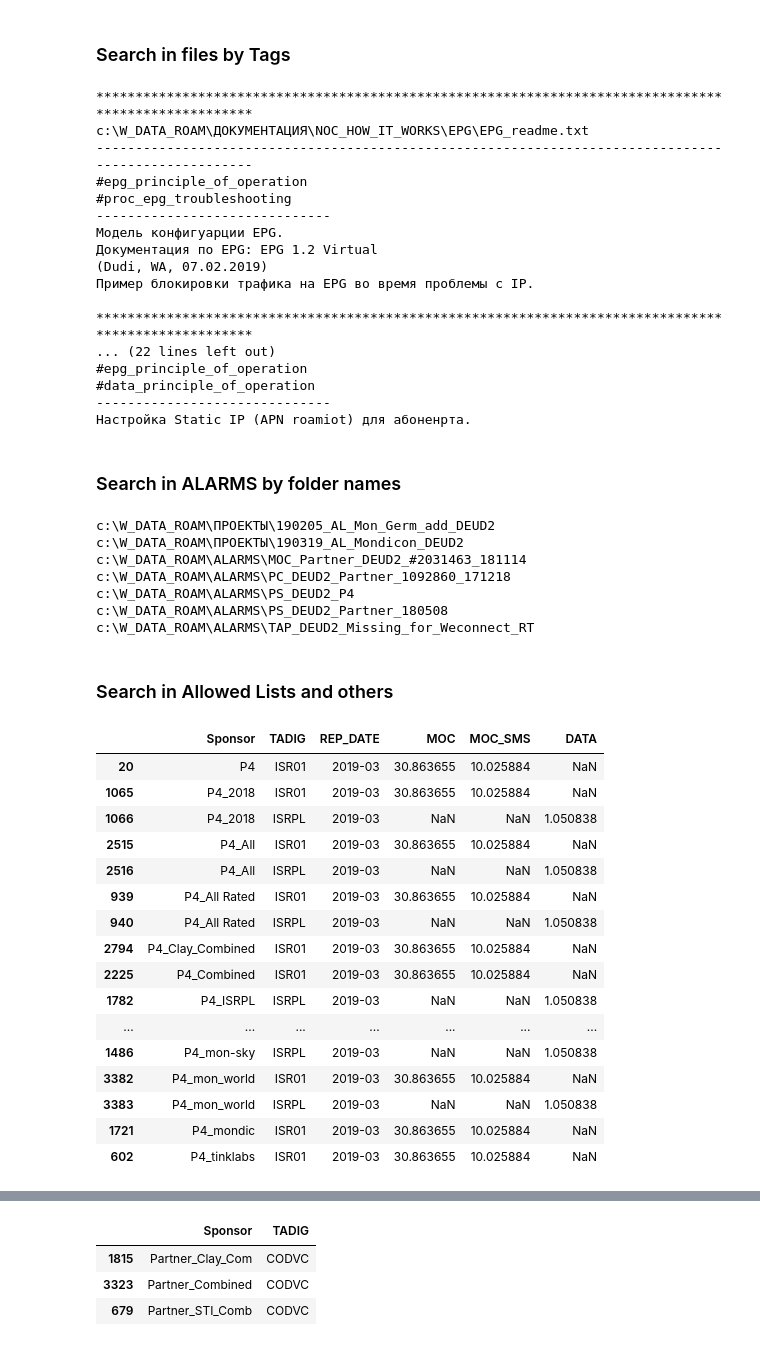
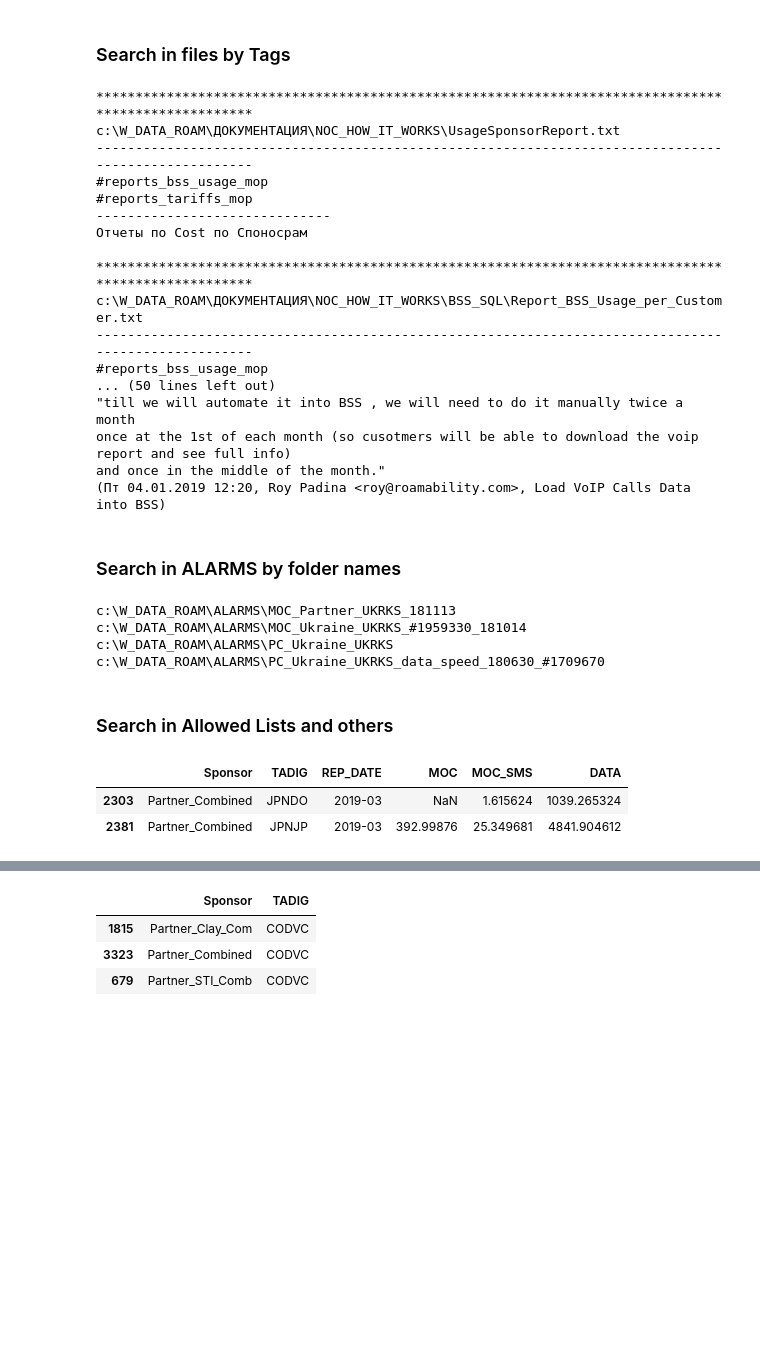
Before and after one commit to balobinp/RB_BD, a Jupyter notebook: RB_Desctop_Python3.ipynb, the cells around one changed output, grey strips where cells are left out. Drawn from its saved outputs; the diff is of its cells as text; code cells hidden in the pictures; blank space fills up the shorter version.

```diff
--- a/RB_Desctop_Python3.ipynb
+++ b/RB_Desctop_Python3.ipynb
@@ -268,7 +270,7 @@ paths = ['c:/W_DATA_ROAM/ДОКУМЕНТАЦИЯ/NOC_HOW_IT_WORKS/',
         ]
 
 # Если хотя бы один из тэгов присутствует. Нужно указать минимум один.
-any_tags  = ['#epg_principle_of_operation']
+any_tags  = ['#reports_bss_usage_mop']
 
 # Если все теги присутствуют. Нужно оставить лист пустым [] если нет обязательных тэгов.
 all_tags = []
@@ -276,52 +278,43 @@ all_tags = []
 rb.find_files_by_tags(paths, all_tags, any_tags)
 # %% [output]
 ****************************************************************************************************
-c:\W_DATA_ROAM\ДОКУМЕНТАЦИЯ\NOC_HOW_IT_WORKS\EPG\EPG_readme.txt
+c:\W_DATA_ROAM\ДОКУМЕНТАЦИЯ\NOC_HOW_IT_WORKS\UsageSponsorReport.txt
 ----------------------------------------------------------------------------------------------------
-#epg_principle_of_operation
-#proc_epg_troubleshooting
+#reports_bss_usage_mop
+#reports_tariffs_mop
 ------------------------------
-Модель конфигуарции EPG.
-Документация по EPG: EPG 1.2 Virtual
-(Dudi, WA, 07.02.2019)
-Пример блокировки трафика на EPG во время проблемы с IP.
+Отчеты по Cost по Споносрам
 
 ****************************************************************************************************
-... (22 lines left out)
-#epg_principle_of_operation
-#data_principle_of_operation
-------------------------------
-Настройка Static IP (APN roamiot) для абоненрта.
+c:\W_DATA_ROAM\ДОКУМЕНТАЦИЯ\NOC_HOW_IT_WORKS\BSS_SQL\Report_BSS_Usage_per_Customer.txt
+----------------------------------------------------------------------------------------------------
+#reports_bss_usage_mop
+... (50 lines left out)
+"till we will automate it into BSS , we will need to do it manually twice a month
+once at the 1st of each month (so cusotmers will be able to download the voip report and see full info)
+and once in the middle of the month."
+(Пт 04.01.2019 12:20, Roy Padina <roy@roamability.com>, Load VoIP Calls Data into BSS)
 # %% [markdown]
 ### Search in ALARMS by folder names
 # %%
 import os
 
-paths = ['c:/W_DATA_ROAM/ДОКУМЕНТАЦИЯ/NOC_HOW_IT_WORKS/',
-        'c:/W_DATA_ROAM/МЕТОДИКИ/',
-        'c:/W_DATA_ROAM/ПРОЕКТЫ/',
-        'c:/W_DATA_ROAM/ДОКУМЕНТАЦИЯ/NOC_KNOWN_ISSUES/',
-        'c:/W_DATA_ROAM/МЕТОДИКИ/_NOC_M_NEW_CONNECTION/',
-        'c:/W_DATA_ROAM/ALARMS/',
-        'c:/W_DATA_ROAM/ДОКУМЕНТАЦИЯ/PRICES',
+paths = ['c:/W_DATA_ROAM/ALARMS/',
         ]
 
 for path in paths:
     names = os.listdir(path)
-    [print(normpath(path + name)) for name in names if name.upper().find('DEUD2')!=-1]
+    [print(normpath(path + name)) for name in names if name.upper().find('UKRKS')!=-1]
 # %% [output]
-c:\W_DATA_ROAM\ПРОЕКТЫ\190205_AL_Mon_Germ_add_DEUD2
-c:\W_DATA_ROAM\ПРОЕКТЫ\190319_AL_Mondicon_DEUD2
-c:\W_DATA_ROAM\ALARMS\MOC_Partner_DEUD2_#2031463_181114
-c:\W_DATA_ROAM\ALARMS\PC_DEUD2_Partner_1092860_171218
-c:\W_DATA_ROAM\ALARMS\PS_DEUD2_P4
-c:\W_DATA_ROAM\ALARMS\PS_DEUD2_Partner_180508
-c:\W_DATA_ROAM\ALARMS\TAP_DEUD2_Missing_for_Weconnect_RT
+c:\W_DATA_ROAM\ALARMS\MOC_Partner_UKRKS_181113
+c:\W_DATA_ROAM\ALARMS\MOC_Ukraine_UKRKS_#1959330_181014
+c:\W_DATA_ROAM\ALARMS\PC_Ukraine_UKRKS
+c:\W_DATA_ROAM\ALARMS\PC_Ukraine_UKRKS_data_speed_180630_#1709670
 # %% [markdown]
 ### Search in Allowed Lists and others
 # %%
 downloads = 'C:/Users/balob/Downloads'
-dmi_allowed_list = 'DMI.dmi_allowed_list_export_Mon_Apr_01_2019.csv'
+dmi_allowed_list = 'DMI.dmi_allowed_list_export_Thu_Apr_18_2019.csv'
 dmi_netpfx = 'DMI.dmi_netpfx_export_Wed_Mar_20_2019.csv'
 bss_usage = 'bss_usage_2019_03.csv'
 
@@ -344,28 +337,14 @@ df_np=pd.read_csv(join(downloads, dmi_netpfx))
 #df_did=pd.read_csv('HRR.hrr_did_export_Wed_Aug_08_2018.csv')
 #f_tap_ocs=pd.read_csv('tap_ocs_analysis_180817.csv')
 # %%
-sponsor = 'P4' # Use regular expressions if it's needed
-tadig = 'ISR'
+sponsor = 'combined' # Use regular expressions if it's needed
+tadig = 'JPN'
 
 df_al.loc[(df_al['TADIG'].str.startswith(tadig, na=False)) &
           (df_al['Sponsor'].str.contains(sponsor, na=False, regex=True, flags=re.I)),
           ['Sponsor','TADIG','REP_DATE','MOC','MOC_SMS','DATA']].sort_values(by=['Sponsor','TADIG'])
 # %% [output]
 |  | Sponsor | TADIG | REP_DATE | MOC | MOC_SMS | DATA |
-| 20 | P4 | ISR01 | 2019-03 | 30.863655 | 10.025884 | NaN |
-| 1065 | P4_2018 | ISR01 | 2019-03 | 30.863655 | 10.025884 | NaN |
-| 1066 | P4_2018 | ISRPL | 2019-03 | NaN | NaN | 1.050838 |
-| 2515 | P4_All | ISR01 | 2019-03 | 30.863655 | 10.025884 | NaN |
-| 2516 | P4_All | ISRPL | 2019-03 | NaN | NaN | 1.050838 |
-| 939 | P4_All Rated | ISR01 | 2019-03 | 30.863655 | 10.025884 | NaN |
-| 940 | P4_All Rated | ISRPL | 2019-03 | NaN | NaN | 1.050838 |
-| 2794 | P4_Clay_Combined | ISR01 | 2019-03 | 30.863655 | 10.025884 | NaN |
-| 2225 | P4_Combined | ISR01 | 2019-03 | 30.863655 | 10.025884 | NaN |
-| 1782 | P4_ISRPL | ISRPL | 2019-03 | NaN | NaN | 1.050838 |
-| ... | ... | ... | ... | ... | ... | ... |
-| 1486 | P4_mon-sky | ISRPL | 2019-03 | NaN | NaN | 1.050838 |
-| 3382 | P4_mon_world | ISR01 | 2019-03 | 30.863655 | 10.025884 | NaN |
-| 3383 | P4_mon_world | ISRPL | 2019-03 | NaN | NaN | 1.050838 |
-| 1721 | P4_mondic | ISR01 | 2019-03 | 30.863655 | 10.025884 | NaN |
-| 602 | P4_tinklabs | ISR01 | 2019-03 | 30.863655 | 10.025884 | NaN |
+| 2303 | Partner_Combined | JPNDO | 2019-03 | NaN | 1.615624 | 1039.265324 |
+| 2381 | Partner_Combined | JPNJP | 2019-03 | 392.99876 | 25.349681 | 4841.904612 |
 # %%
```
Also changed, not shown: parts of 25 cells of this notebook, 6 other files.
